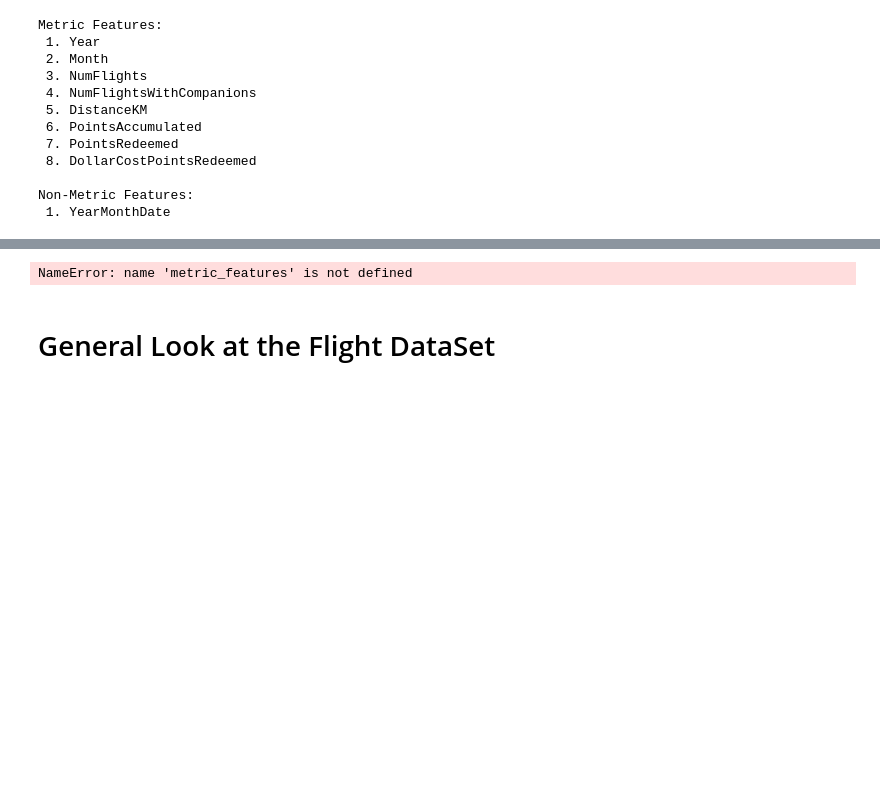
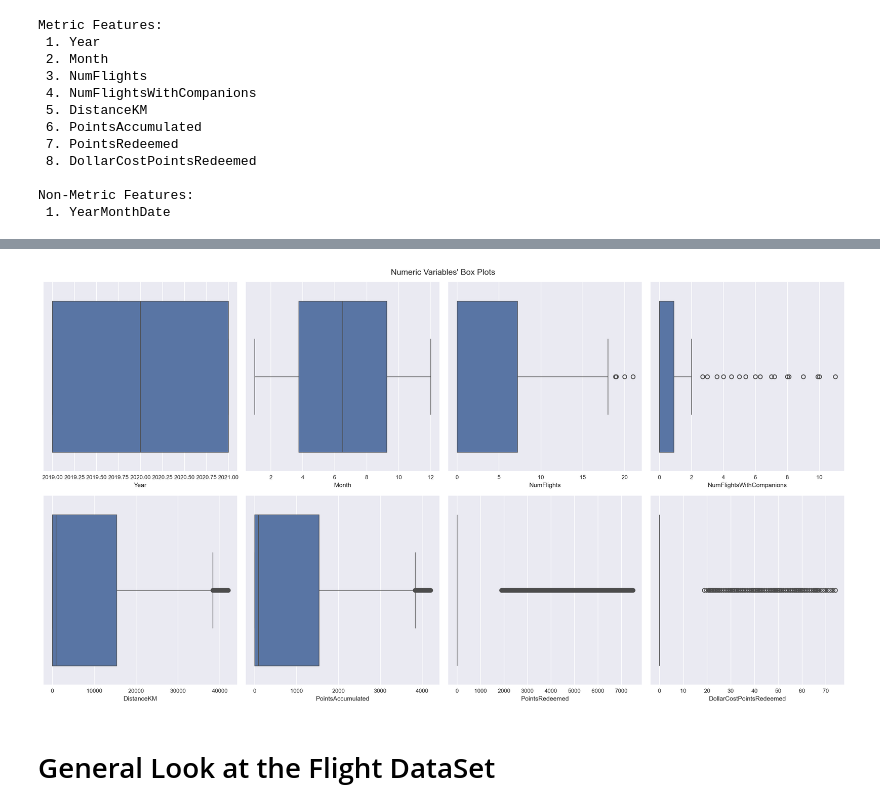
Before and after one commit to lourenco500/Data-Mining-Project, a Jupyter notebook: Deliverable_1.ipynb, the cells around one changed output, grey strips where cells are left out. Cells and saved outputs as stored; diff of their text form; code cells hidden in the pictures; blank space fills up the shorter version.

```diff
--- a/Deliverable_1.ipynb
+++ b/Deliverable_1.ipynb
@@ -240,38 +248,38 @@ plt.show()
 # %%
 ## What do these do?
 sp_rows = 2
-sp_cols = ceil(len(metric_features) / sp_rows)
+sp_cols = ceil(len(metric_features_FDB) / sp_rows)
 
 
 # Prepare figure. Create individual axes where each histogram will be placed
 fig, axes = plt.subplots(sp_rows,
                          sp_cols,
                          figsize=(20, 11),
                          tight_layout=False
                         )
 
 # Plot data
 # Iterate across axes objects and associate each histogram (hint: use the ax.hist() instead of plt.hist()):
-for ax, feat in zip(axes.flatten(), metric_features): # Notice the zip() function and flatten() method
+for ax, feat in zip(axes.flatten(), metric_features_FDB): # Notice the zip() function and flatten() method
     sns.boxplot(x=flightsDB[feat], ax=ax)
 
 # Layout
 # Add a centered title to the figure:
 title = "Numeric Variables' Box Plots"
 
 plt.suptitle(title)
 
 if not os.path.exists(os.path.join('..', 'figures', 'eda')):
     # if the eda directory is not present then create it first
     os.makedirs(os.path.join('..', 'figures', 'eda'))
 
 
 plt.savefig(os.path.join('..', 'figures', 'eda', 'numeric_variables_boxplots.png'), dpi=200)
 
 
 plt.show()
 # %% [output]
-NameError: name 'metric_features' is not defined
+[figure, added]
 # %% [markdown]
 # General Look at the Flight DataSet
 # %%
```
Also changed, not shown: parts of 7 cells of this notebook.
